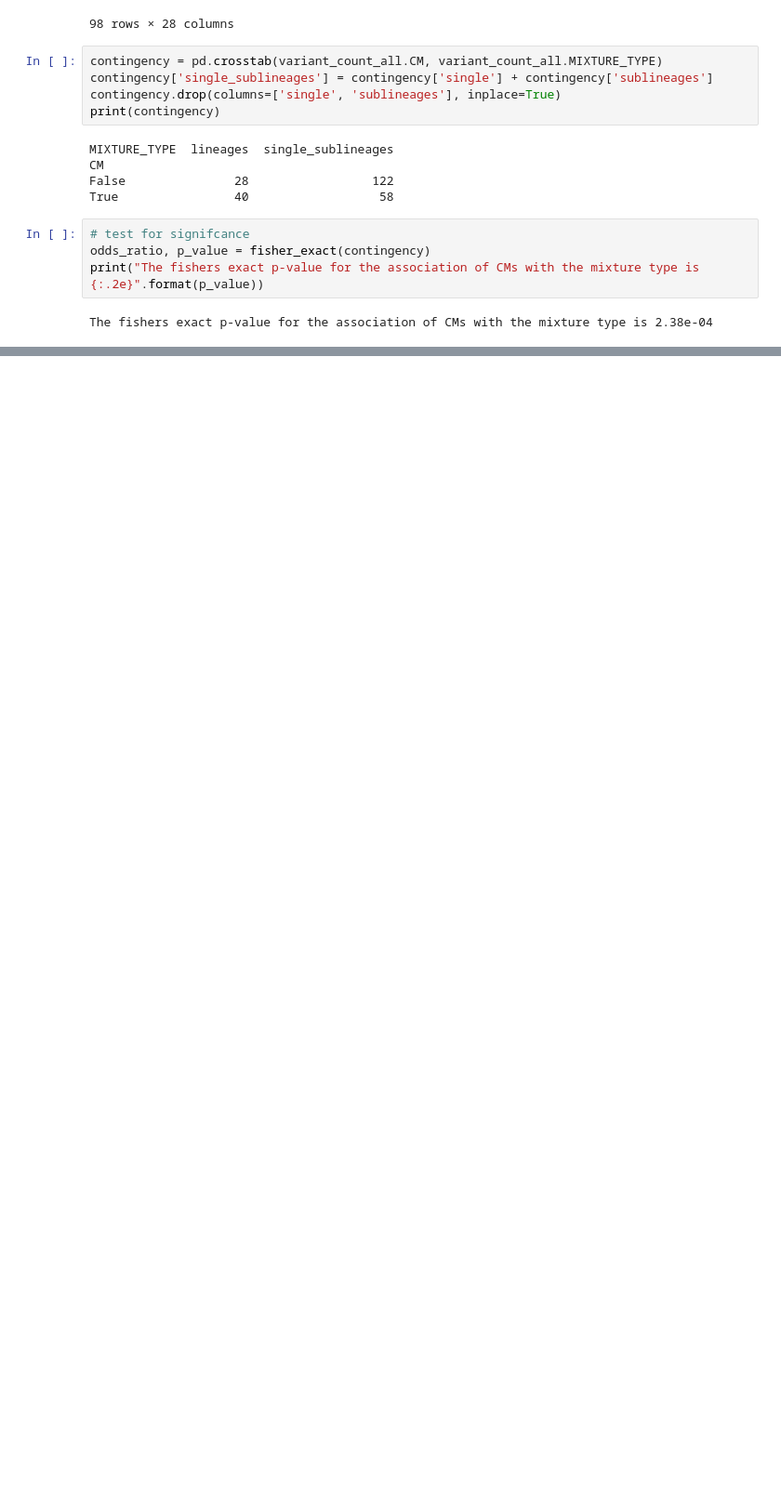
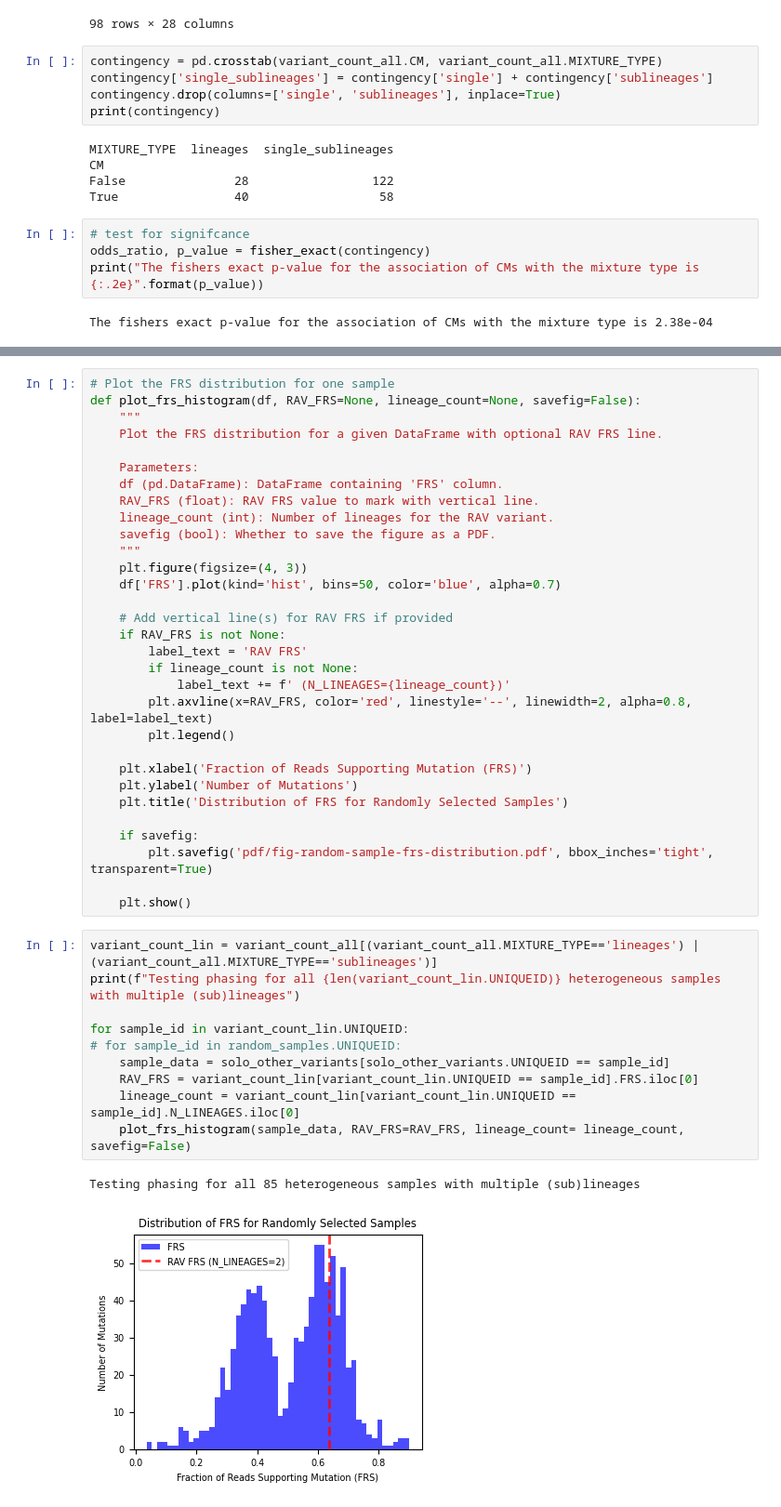
Before and after one commit to fowler-lab/tuberculosis-RNAP-subpopulations, a Jupyter notebook: analysis_refactored.ipynb, the cells around one changed output, grey strips where cells are left out. Shown at 93% size. Cells and saved outputs as stored; diff of their text form; blank space fills up the shorter version.

```diff
--- a/analysis_refactored.ipynb
+++ b/analysis_refactored.ipynb
@@ -1032,0 +1056,44 @@ The fishers exact p-value for the association of CMs with the mixture type is 2.
+# %%
+# Plot the FRS distribution for one sample
+def plot_frs_histogram(df, RAV_FRS=None, lineage_count=None, savefig=False):
+    """
+    Plot the FRS distribution for a given DataFrame with optional RAV FRS line.
+
+    Parameters:
+    df (pd.DataFrame): DataFrame containing 'FRS' column.
+    RAV_FRS (float): RAV FRS value to mark with vertical line.
+    lineage_count (int): Number of lineages for the RAV variant.
+    savefig (bool): Whether to save the figure as a PDF.
+    """
+    plt.figure(figsize=(4, 3))
+    df['FRS'].plot(kind='hist', bins=50, color='blue', alpha=0.7)
+
+    # Add vertical line(s) for RAV FRS if provided
+    if RAV_FRS is not None:
+        label_text = 'RAV FRS'
+        if lineage_count is not None:
+            label_text += f' (N_LINEAGES={lineage_count})'
+        plt.axvline(x=RAV_FRS, color='red', linestyle='--', linewidth=2, alpha=0.8, label=label_text)
+        plt.legend()
+
+    plt.xlabel('Fraction of Reads Supporting Mutation (FRS)')
+    plt.ylabel('Number of Mutations')
+    plt.title('Distribution of FRS for Randomly Selected Samples')
+
+    if savefig:
+        plt.savefig('pdf/fig-random-sample-frs-distribution.pdf', bbox_inches='tight', transparent=True)
+
+    plt.show()
+# %%
+variant_count_lin = variant_count_all[(variant_count_all.MIXTURE_TYPE=='lineages') | (variant_count_all.MIXTURE_TYPE=='sublineages')]
+print(f"Testing phasing for all {len(variant_count_lin.UNIQUEID)} heterogeneous samples with multiple (sub)lineages")
+
+for sample_id in variant_count_lin.UNIQUEID:
+# for sample_id in random_samples.UNIQUEID:
+    sample_data = solo_other_variants[solo_other_variants.UNIQUEID == sample_id]
+    RAV_FRS = variant_count_lin[variant_count_lin.UNIQUEID == sample_id].FRS.iloc[0]
+    lineage_count = variant_count_lin[variant_count_lin.UNIQUEID == sample_id].N_LINEAGES.iloc[0]
+    plot_frs_histogram(sample_data, RAV_FRS=RAV_FRS, lineage_count= lineage_count, savefig=False)
+# %% [output]
+Testing phasing for all 85 heterogeneous samples with multiple (sub)lineages
+[figure, added]
```
Also changed, not shown: parts of 11 cells of this notebook.
